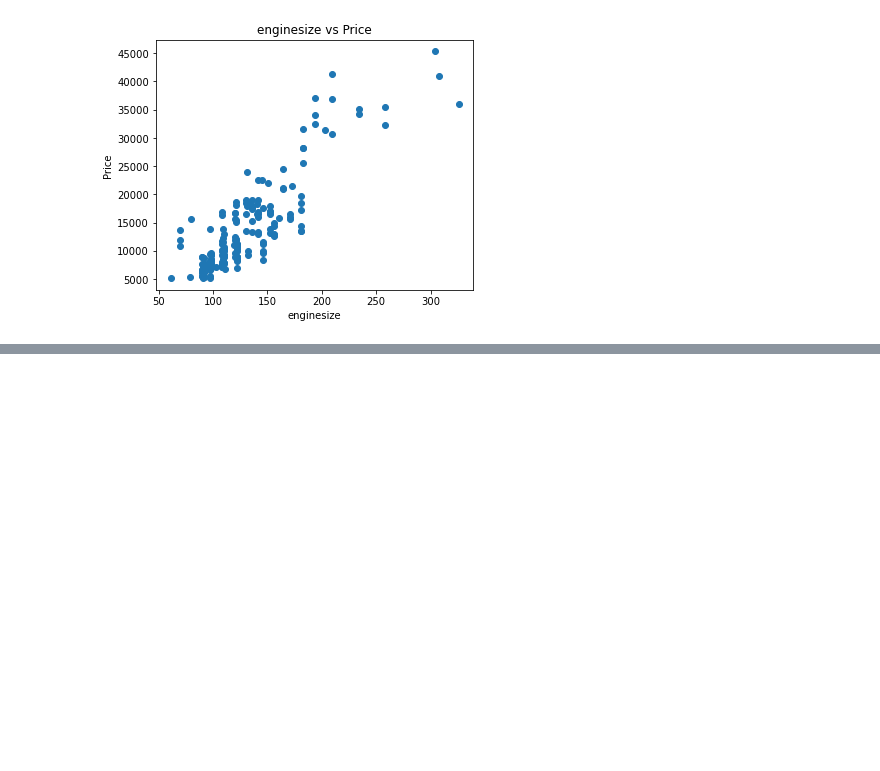
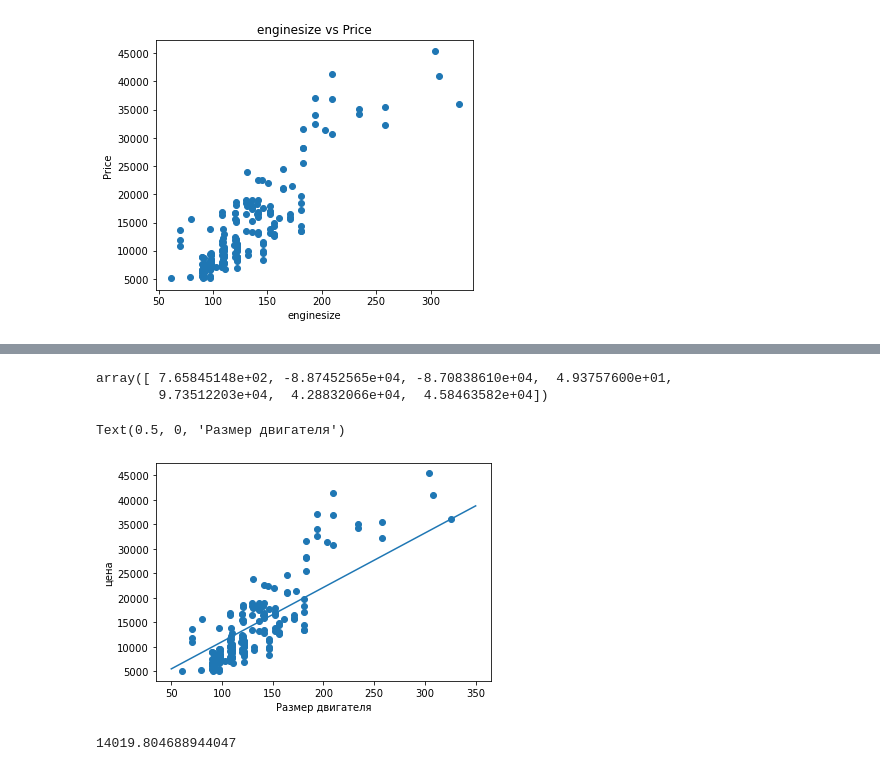
Before and after one commit to james116blue/game_theory_course, a Jupyter notebook: 1_regression/linear_regression.ipynb, the cells around one changed output, grey strips where cells are left out. Drawn from its saved outputs; the diff is of its cells as text; code cells hidden in the pictures; blank space fills up the shorter version.

```diff
--- a/1_regression/linear_regression.ipynb
+++ b/1_regression/linear_regression.ipynb
@@ -106,0 +121,12 @@ X = cars['engin']
+# %%
+def h(x, w):
+    return np.dot(x, w)
+# %%
+def grad(X, y, w):
+    grad = []
+    for  i in range(len(X)):
+        x_i, y_i = X[i], y[i]
+        grad.append( (h(x_i, w) - y_i) * x_i)
+    grad = np.array(grad)
+
+    return np.mean(grad, axis=0)
@@ -106,0 +137,3 @@ X = cars['engin']
+# %%
+def loss(X, y, w):
+    return np.mean((X @ w - y)**2)
@@ -106,0 +144,6 @@ X = cars['engin']
+# %%
+alpha = 0.0000001
+w = np.random.rand(7)
+for i in range(100):
+    w = w - alpha * grad(X,y,w)
+    print(loss(X,y,w))
@@ -106,0 +168,20 @@ X = cars['engin']
+# %%
+grad(X,y,w)
+# %% [output]
+array([ 7.65845148e+02, -8.87452565e+04, -8.70838610e+04,  4.93757600e+01,
+        9.73512203e+04,  4.28832066e+04,  4.58463582e+04])
+# %%
+x = np.linspace(50,350,num=10000000)
+z = w[0] + w[1]*x
+plt.plot(x,z)
+plt.scatter(X[:,1],y)
+plt.ylabel('цена')
+plt.xlabel('Размер двигателя')
+# %% [output]
+Text(0.5, 0, 'Размер двигателя')
+[figure, added]
+# %%
+
+h(X[1], w)
+# %% [output]
+14019.804688944047
```
Also changed, not shown: parts of 6 cells of this notebook, 36 other files.
